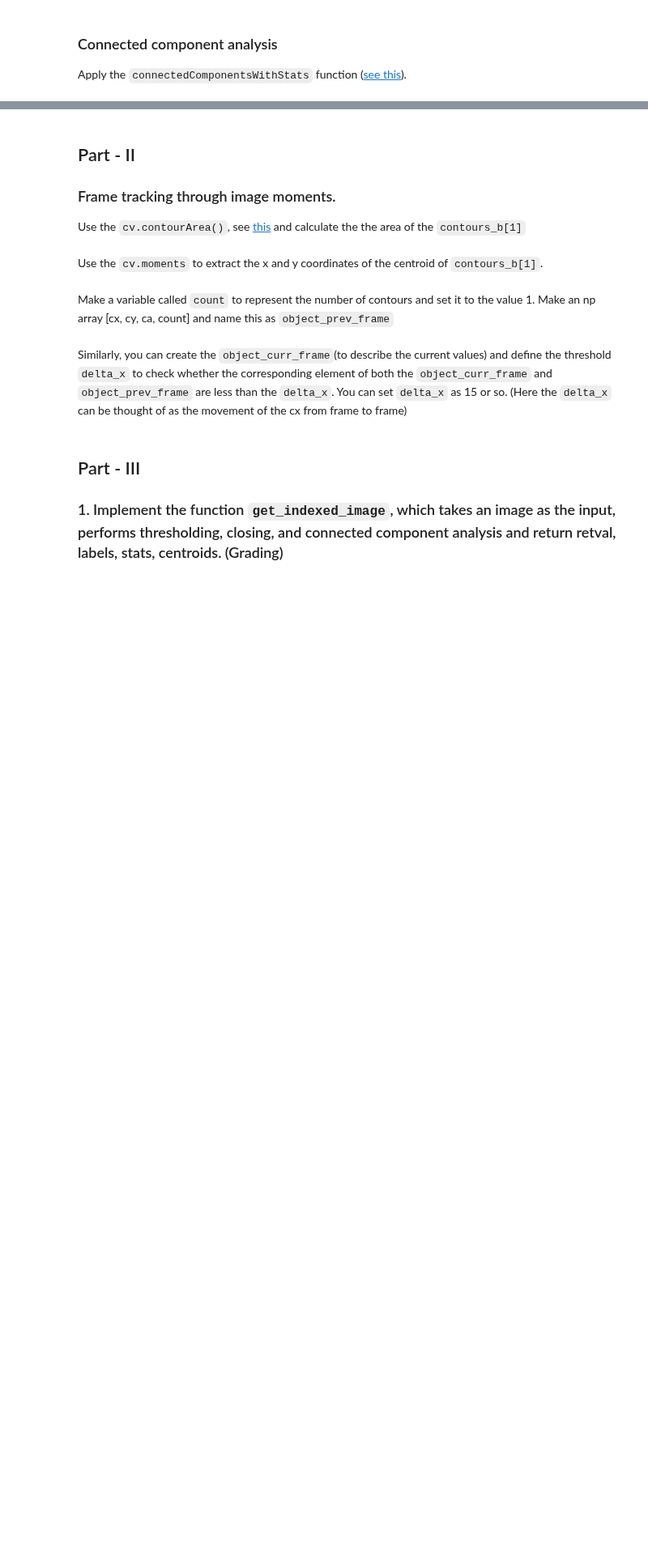
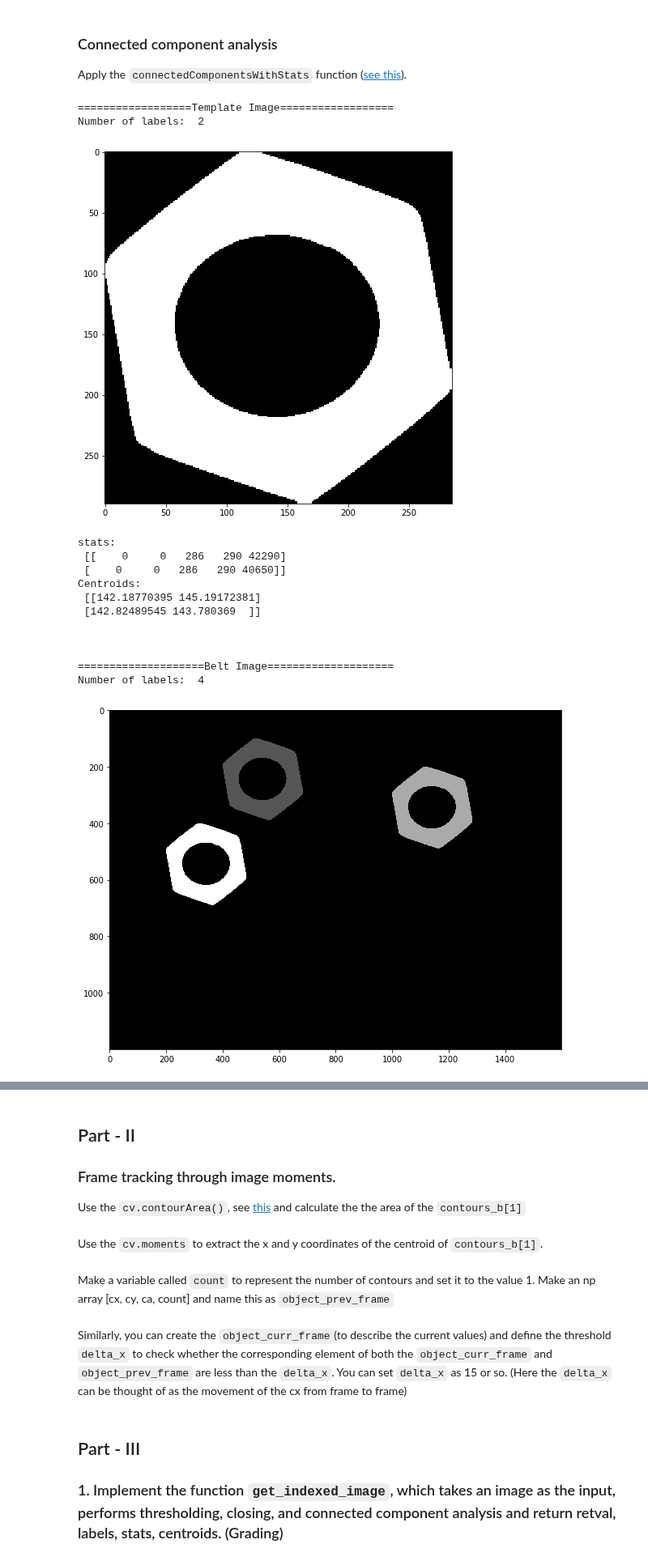
Before and after one commit to bimalka98/Computer-Vision-and-Image-Processing, a Jupyter notebook: EN2550Assignments/A5/180631j_en2550_a05.ipynb, the cells around one changed output, grey strips where cells are left out. Shown at 81% size. Saved outputs shown, nothing was run; the diff lists cells and outputs as text; code cells hidden in the pictures; blank space fills up the shorter version.

```diff
--- a/EN2550Assignments/A5/180631j_en2550_a05.ipynb
+++ b/EN2550Assignments/A5/180631j_en2550_a05.ipynb
@@ -41,7 +51,8 @@ to get an idea about different types of thresholding and how to use
 them.(Please use **cv.THRESH_BINARY_INV**).
 # %%
 th_t, img_t = cv.threshold(template_im,0,255,cv.THRESH_BINARY_INV+cv.THRESH_OTSU)
-#th_b, img_b = "< Your code to apply thresholding to the belt_im>"
+#"< Your code to apply thresholding to the belt_im>"
+th_b, img_b = cv.threshold(belt_im,0,255,cv.THRESH_BINARY_INV+cv.THRESH_OTSU)
 # %% [markdown]
 ### Morphological closing<a href="#Morphological-closing" class="anchor-link"></a>
 
@@ -52,4 +66,6 @@ for a guide.
 # %%
-kernel = #"< 3x3 matrix with all ones, with uint8 dtype>"
-closing_t = cv.morphologyEx(img_t, cv.MORPH_CLOSE, kernel)
-#closing_b = "< Your code to apply morphological closing for belt >"
+#"< 3x3 matrix with all ones, with uint8 dtype>"
+kernel = cv.getStructuringElement(cv.MORPH_RECT, (3,3))
+closing_t = cv.morphologyEx(img_t, cv.MORPH_CLOSE, kernel) # Dilation followed by Erosion
+#"< Your code to apply morphological closing for belt >"
+closing_b = cv.morphologyEx(img_b, cv.MORPH_CLOSE, kernel) # Dilation followed by Erosion
@@ -62,4 +76,34 @@ Apply the `connectedComponentsWithStats` function ([see
 this](https://docs.opencv.org/3.4/d3/dc0/group__imgproc__shape.html#ga107a78bf7cd25dec05fb4dfc5c9e765f)).
 # %%
 retval_t, labels_t, stats_t, centroids_t = cv.connectedComponentsWithStats(closing_t)
-retval_b, labels_b, stats_b, centroids_b = #"< Your code to perform connected component analysis for closing_b>"
+#"< Your code to perform connected component analysis for closing_b>"
+retval_b, labels_b, stats_b, centroids_b = cv.connectedComponentsWithStats(closing_b)
+
+print("Template Image".center(50,"="))
+print("Number of labels: ", retval_t)
+plt.plot(), plt.imshow(labels_t.astype('uint8'), cmap ='gray'), plt.show()
+print("stats: \n", stats_t) # stats_t[label,cv.CC_STAT_AREA])
+print("Centroids: \n", centroids_t)
+print("\n"*2)
+
+print("Belt Image".center(50,"="))
+print("Number of labels: ", retval_b)
+plt.plot(), plt.imshow(labels_b.astype('uint8'), cmap ='gray'), plt.show()
+print("stats: \n", stats_b)
+print("Centroids: \n", centroids_b)
+# %% [output]
+==================Template Image==================
+Number of labels:  2
+[figure, added]
+stats:
+ [[    0     0   286   290 42290]
+ [    0     0   286   290 40650]]
+Centroids:
+ [[142.18770395 145.19172381]
+ [142.82489545 143.780369  ]]
+
+
+
+====================Belt Image====================
+Number of labels:  4
+[figure, added]
```
Also changed, not shown: parts of 15 cells of this notebook.
